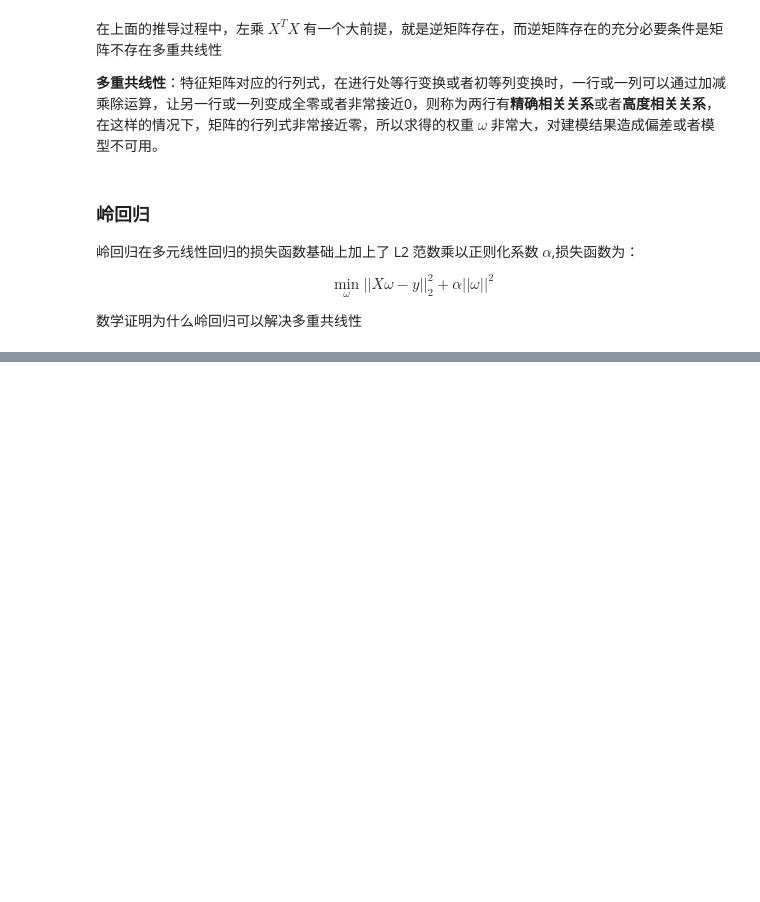
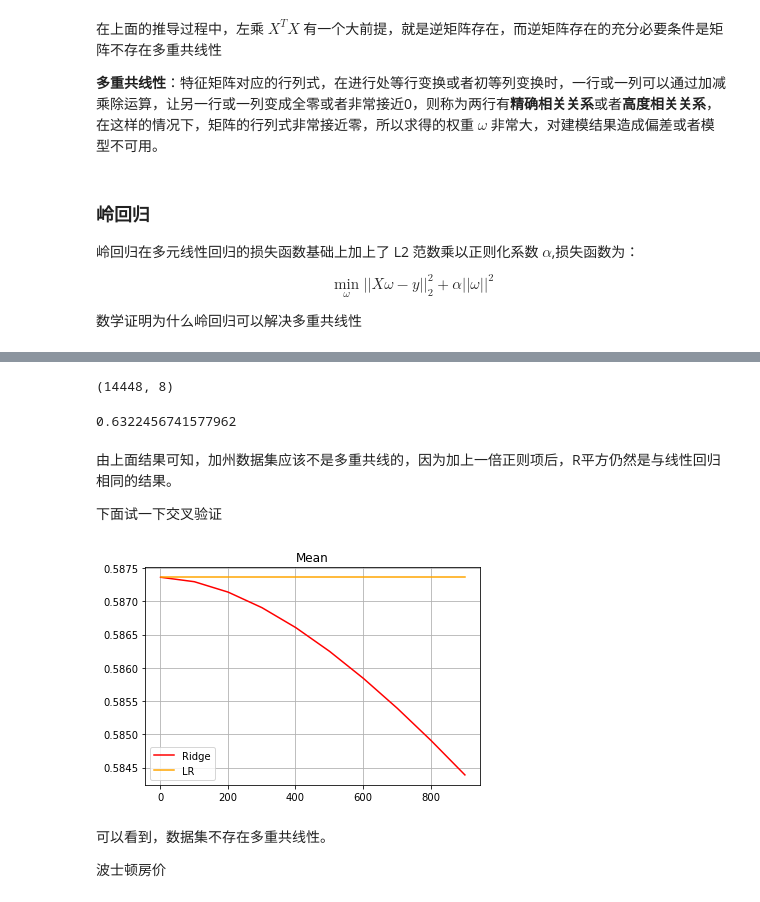
Before and after one commit to qitianyuu/sklearn, a Jupyter notebook: LinearRegression.ipynb, the cells around one changed output, grey strips where cells are left out. Cells and saved outputs as stored; diff of their text form; code cells hidden in the pictures; blank space fills up the shorter version.

```diff
--- a/LinearRegression.ipynb
+++ b/LinearRegression.ipynb
@@ -256,0 +220,44 @@ $$\min_\omega||X\omega-y||^2_2+\alpha||\omega||^2$$
+# %%
+data = pd.read_csv('data/cal_house.csv', header=None)
+data.shape
+X = data.iloc[:,0:-1]
+y = data.iloc[:,-1]
+y = y /100000
+# %%
+Xtrain, Xtest, Ytrain, Ytest = train_test_split(X, y, test_size=0.3, random_state=20)
+for i in [Xtrain, Xtest]:
+    i.index = range(i.shape[0])
+Xtrain.shape
+# %% [output]
+(14448, 8)
+# %%
+reg = Ridge(alpha=1).fit(Xtrain, Ytrain)
+reg.score(Xtest, Ytest)
+# %% [output]
+0.6322456741577962
+# %% [markdown]
+由上面结果可知，加州数据集应该不是多重共线的，因为加上一倍正则项后，R平方仍然是与线性回归相同的结果。
+
+下面试一下交叉验证
+# %%
+alpharange = np.arange(1,1001,100)
+ridge, lr = [], []
+for alpha in alpharange:
+    reg = Ridge(alpha=alpha)
+    linear = LR()
+    regs = cross_val_score(reg,X,y,cv=5,scoring = "r2").mean()
+    linears = cross_val_score(linear,X,y,cv=5,scoring = "r2").mean()
+    ridge.append(regs)
+    lr.append(linears)
+# %%
+plt.plot(alpharange,ridge,color="red",label="Ridge")
+plt.plot(alpharange,lr,color="orange",label="LR")
+plt.title("Mean");plt.grid()
+plt.legend()
+plt.show()
+# %% [output]
+[figure, added]
+# %% [markdown]
+可以看到，数据集不存在多重共线性。
+
+波士顿房价
```
Also changed, not shown: parts of 28 cells of this notebook.
